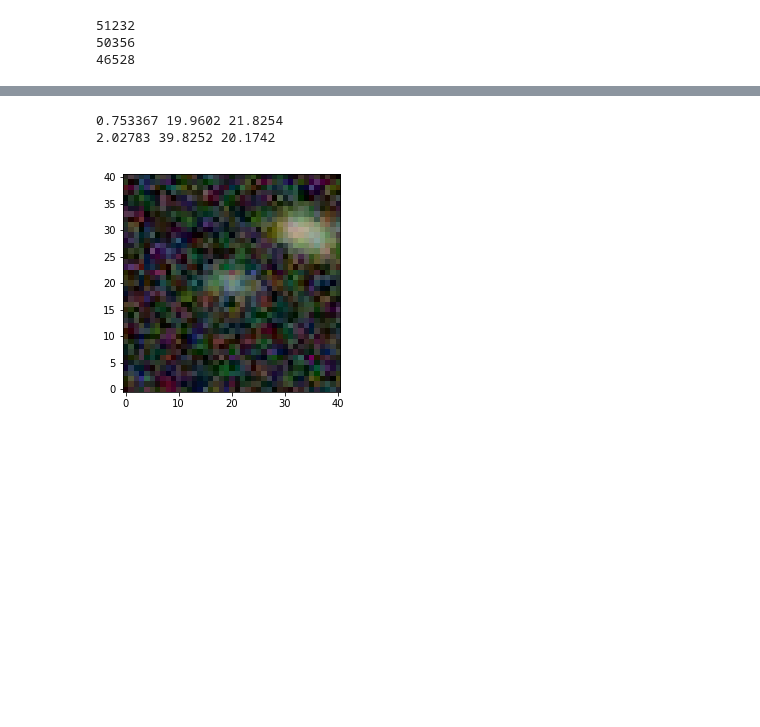
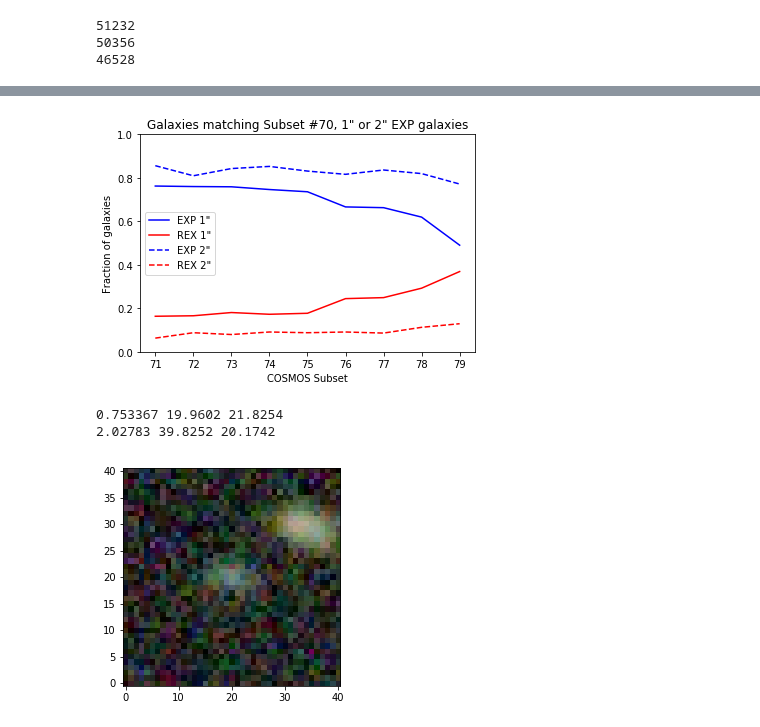
Before and after one commit to legacysurvey/legacypipe, a Jupyter notebook: py/legacyanalysis/cosmos-dr7.ipynb, the cells around one changed output, grey strips where cells are left out. Drawn from its saved outputs; the diff is of its cells as text; code cells hidden in the pictures; blank space fills up the shorter version.

```diff
--- a/py/legacyanalysis/cosmos-dr7.ipynb
+++ b/py/legacyanalysis/cosmos-dr7.ipynb
@@ -142,0 +247,2 @@ plt.savefig('flux-radius.png');
+# %%
+Nexp2, Nrex2, Mall2, Mx2 = matchAll(E702.copy())
@@ -143,3 +274,17 @@ plt.savefig('flux-radius.png');
+# %%
+sub = np.arange(71,80);
+plt.plot(sub, np.array(Nexp) / len(E701), 'b-', label='EXP 1"');
+plt.plot(sub, np.array(Nrex) / len(E701), 'r-', label='REX 1"');
+plt.plot(sub, np.array(Nexp2) / len(E702), 'b--', label='EXP 2"');
+plt.plot(sub, np.array(Nrex2) / len(E702), 'r--', label='REX 2"');
+plt.xlabel('COSMOS Subset')
+plt.ylabel('Fraction of galaxies')
+plt.legend()
+plt.ylim(0, 1)
+plt.title('Galaxies matching Subset #70, 1" or 2" EXP galaxies');
+plt.savefig('exp-to-rex.png')
+# %% [output]
+[figure, added]
 # %%
 # Now drill down on some example galaxies.
 i1 = np.argmin(np.abs(E70.shapeexp_r - 0.75) + np.abs(E70.r_sn - 20)/20)
```
Also changed, not shown: parts of 16 cells of this notebook.
